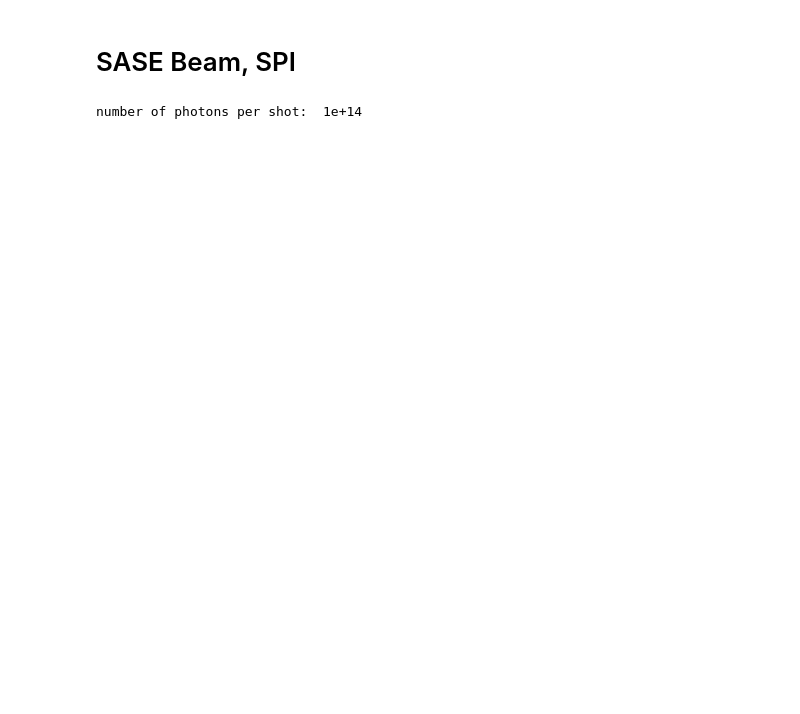
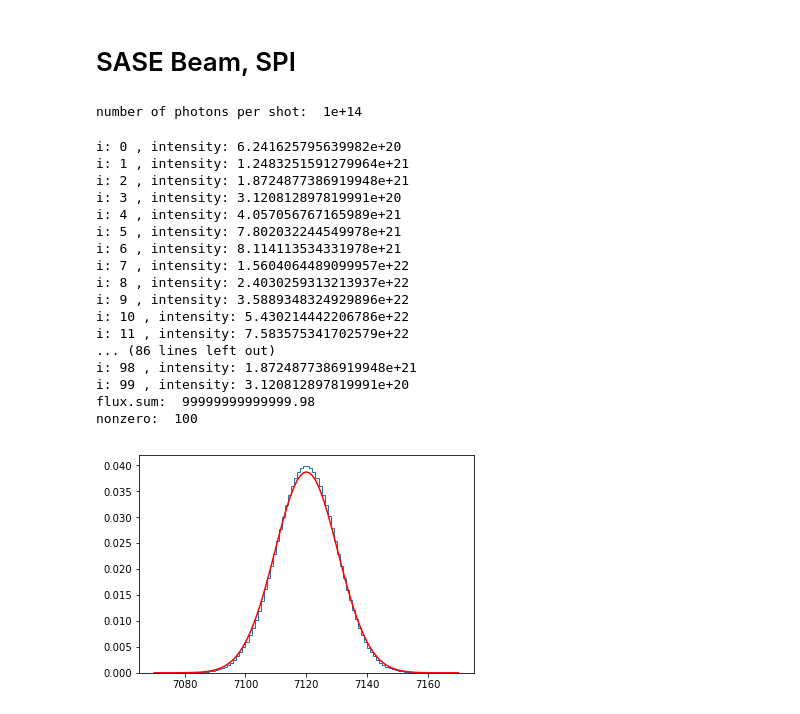
Before and after one commit to irischang020/pysingfel, a Jupyter notebook: examples/scripts/Test-SASE-Pnccd-Detector.ipynb, the cells around one changed output. Cells and saved outputs as stored; diff of their text form; code cells hidden in the pictures; blank space fills up the shorter version.

```diff
--- a/examples/scripts/Test-SASE-Pnccd-Detector.ipynb
+++ b/examples/scripts/Test-SASE-Pnccd-Detector.ipynb
@@ -134,5 +137,34 @@ sase._n_phot *= 100
 print "number of photons per shot: ", sase._n_phot
 # %% [output]
 number of photons per shot:  1e+14
+# %%
+spikes = sase.generate_new_state()
+energy = []
+flux = []
+for i in range(100):
+    print "i:", i, ", intensity:", spikes[i].get_photons_per_pulse() / spikes[i].get_focus_area()
+    energy.append(spikes[i].photon_energy)
+    flux.append(spikes[i].get_photons_per_pulse())
+print "flux.sum: ", np.array(flux).sum()
+print "nonzero: ", np.count_nonzero(np.array(flux))
+# %% [output]
+i: 0 , intensity: 6.241625795639982e+20
+i: 1 , intensity: 1.2483251591279964e+21
+i: 2 , intensity: 1.8724877386919948e+21
+i: 3 , intensity: 3.120812897819991e+20
+i: 4 , intensity: 4.057056767165989e+21
+i: 5 , intensity: 7.802032244549978e+21
+i: 6 , intensity: 8.114113534331978e+21
+i: 7 , intensity: 1.5604064489099957e+22
+i: 8 , intensity: 2.4030259313213937e+22
+i: 9 , intensity: 3.5889348324929896e+22
+i: 10 , intensity: 5.430214442206786e+22
+i: 11 , intensity: 7.583575341702579e+22
+... (86 lines left out)
+i: 98 , intensity: 1.8724877386919948e+21
+i: 99 , intensity: 3.120812897819991e+20
+flux.sum:  99999999999999.98
+nonzero:  100
+[figure, added]
 # %%
 experiment = ps.SPIExperiment(det, sase, particle)
```
Also changed, not shown: parts of 5 cells of this notebook.
